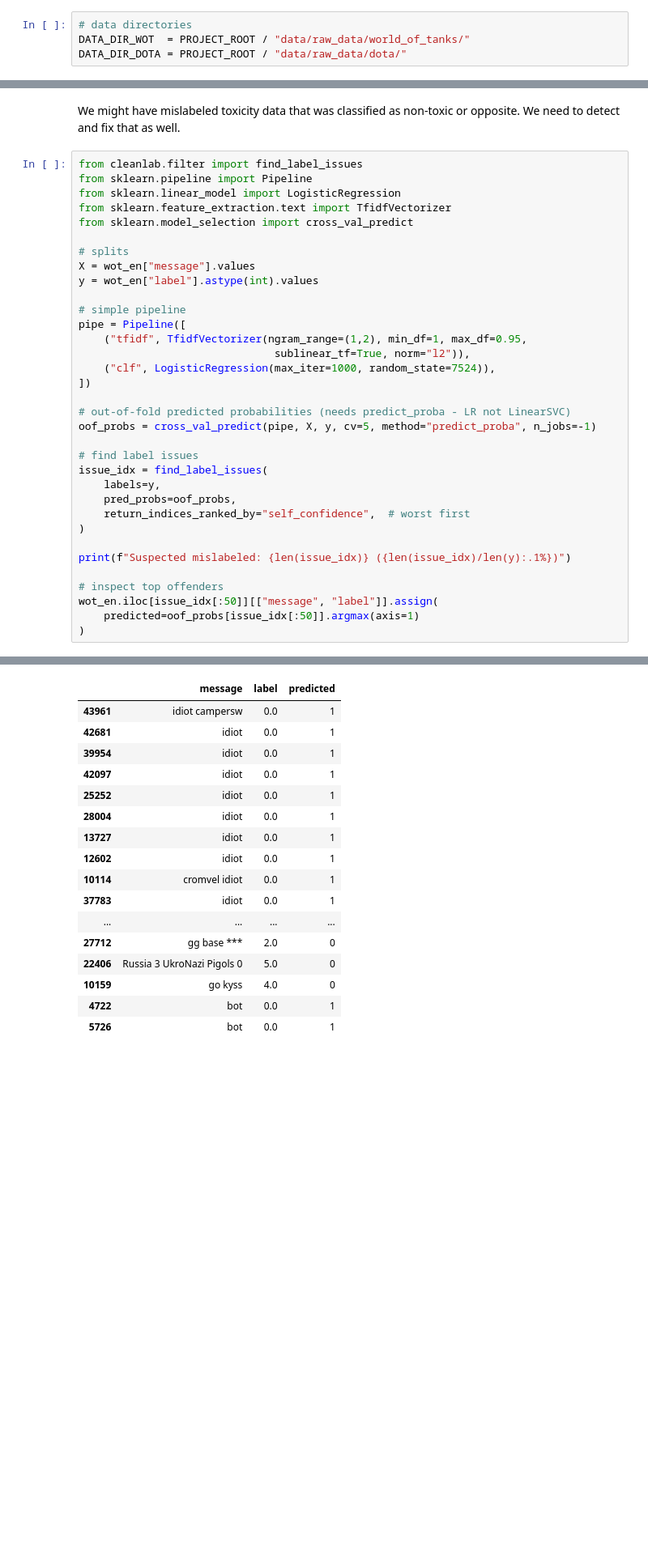
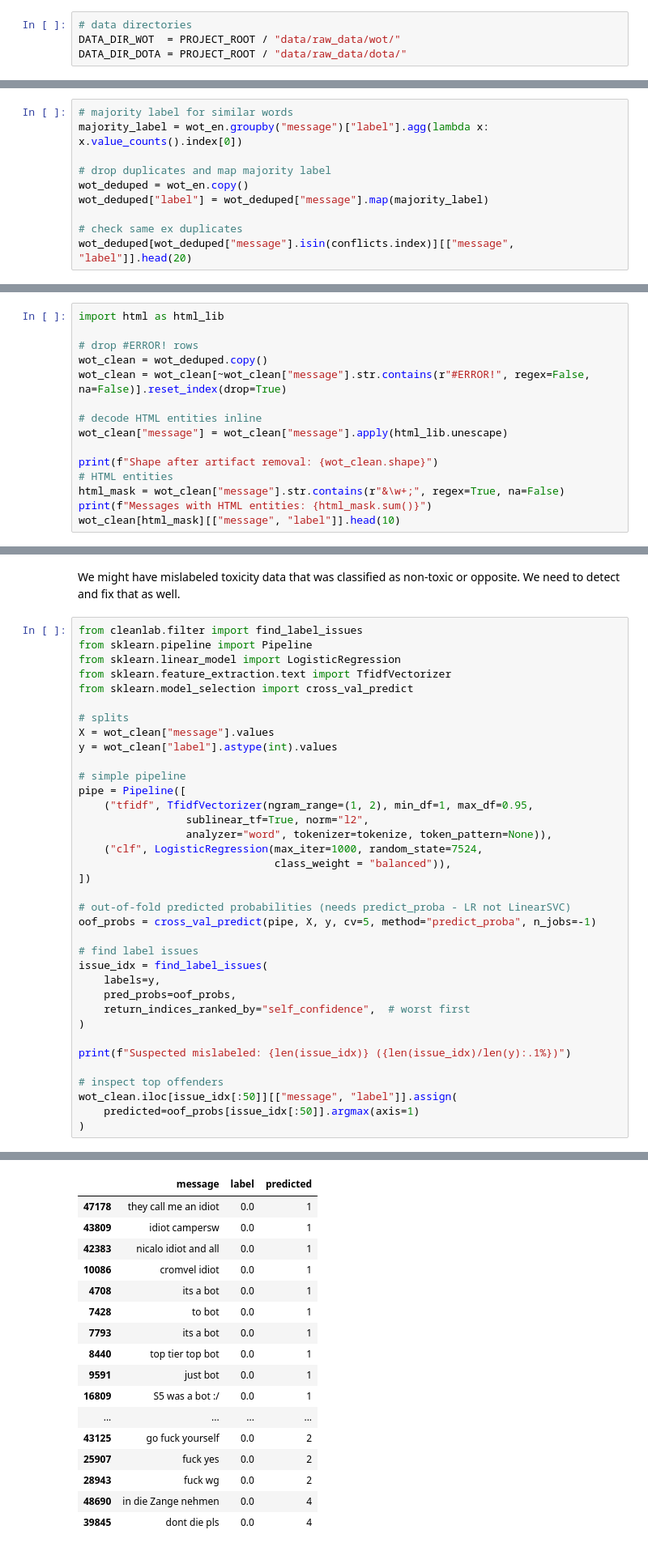
Before and after one commit to paolacalle/gaming-toxicity-detection, a Jupyter notebook: notebooks/gaming/initial_cleaning_gaming.ipynb, the cells around one changed output, grey strips where cells are left out. Shown at 81% size. Cells and saved outputs as stored; diff of their text form; blank space fills up the shorter version.

Commit message:
feat: advanced cleaning pipeline — non-English drop, majority label fix, cleanlab relabeling, ablation tracker

```diff
--- a/notebooks/gaming/initial_cleaning_gaming.ipynb
+++ b/notebooks/gaming/initial_cleaning_gaming.ipynb
@@ -19,7 +25,7 @@ np.random.seed(seed)
 PROJECT_ROOT = Path().resolve().parent.parent
 # %%
 # data directories
-DATA_DIR_WOT  = PROJECT_ROOT / "data/raw_data/world_of_tanks/"
+DATA_DIR_WOT  = PROJECT_ROOT / "data/raw_data/wot/"
 DATA_DIR_DOTA = PROJECT_ROOT / "data/raw_data/dota/"
 # %% [markdown]
 ## World of Tanks
@@ -211,0 +346,10 @@ Length after the drop:49557
+# %%
+# majority label for similar words
+majority_label = wot_en.groupby("message")["label"].agg(lambda x: x.value_counts().index[0])
+
+# drop duplicates and map majority label
+wot_deduped = wot_en.copy()
+wot_deduped["label"] = wot_deduped["message"].map(majority_label)
+
+# check same ex duplicates
+wot_deduped[wot_deduped["message"].isin(conflicts.index)][["message", "label"]].head(20)
@@ -211,0 +415,15 @@ Length after the drop:49557
+# %%
+import html as html_lib
+
+# drop #ERROR! rows
+wot_clean = wot_deduped.copy()
+wot_clean = wot_clean[~wot_clean["message"].str.contains(r"#ERROR!", regex=False, na=False)].reset_index(drop=True)
+
+# decode HTML entities inline
+wot_clean["message"] = wot_clean["message"].apply(html_lib.unescape)
+
+print(f"Shape after artifact removal: {wot_clean.shape}")
+# HTML entities
+html_mask = wot_clean["message"].str.contains(r"&\w+;", regex=True, na=False)
+print(f"Messages with HTML entities: {html_mask.sum()}")
+wot_clean[html_mask][["message", "label"]].head(10)
@@ -231,14 +489,16 @@ from sklearn.feature_extraction.text import TfidfVectorizer
 from sklearn.model_selection import cross_val_predict
 
 # splits
-X = wot_en["message"].values
-y = wot_en["label"].astype(int).values
+X = wot_clean["message"].values
+y = wot_clean["label"].astype(int).values
 
 # simple pipeline
 pipe = Pipeline([
-    ("tfidf", TfidfVectorizer(ngram_range=(1,2), min_df=1, max_df=0.95,
-                               sublinear_tf=True, norm="l2")),
-    ("clf", LogisticRegression(max_iter=1000, random_state=7524)),
+    ("tfidf", TfidfVectorizer(ngram_range=(1, 2), min_df=1, max_df=0.95,
+                 sublinear_tf=True, norm="l2",
+                 analyzer="word", tokenizer=tokenize, token_pattern=None)),
+    ("clf", LogisticRegression(max_iter=1000, random_state=7524,
+                               class_weight = "balanced")),
 ])
 
 # out-of-fold predicted probabilities (needs predict_proba - LR not LinearSVC)
@@ -254,7 +514,7 @@ issue_idx = find_label_issues(
 print(f"Suspected mislabeled: {len(issue_idx)} ({len(issue_idx)/len(y):.1%})")
 
 # inspect top offenders
-wot_en.iloc[issue_idx[:50]][["message", "label"]].assign(
+wot_clean.iloc[issue_idx[:50]][["message", "label"]].assign(
     predicted=oof_probs[issue_idx[:50]].argmax(axis=1)
 )
 # %% [output]
@@ -262,17 +522,17 @@ Suspected mislabeled: 2520 (5.1%)
 |  | message | label | predicted |
-| 43961 | idiot campersw | 0.0 | 1 |
-| 42681 | idiot | 0.0 | 1 |
-| 39954 | idiot | 0.0 | 1 |
-| 42097 | idiot | 0.0 | 1 |
-| 25252 | idiot | 0.0 | 1 |
-| 28004 | idiot | 0.0 | 1 |
-| 13727 | idiot | 0.0 | 1 |
-| 12602 | idiot | 0.0 | 1 |
-| 10114 | cromvel idiot | 0.0 | 1 |
-| 37783 | idiot | 0.0 | 1 |
+| 47178 | they call me an idiot | 0.0 | 1 |
+| 43809 | idiot campersw | 0.0 | 1 |
+| 42383 | nicalo idiot and all | 0.0 | 1 |
+| 10086 | cromvel idiot | 0.0 | 1 |
+| 4708 | its a bot | 0.0 | 1 |
+| 7428 | to bot | 0.0 | 1 |
+| 7793 | its a bot | 0.0 | 1 |
+| 8440 | top tier top bot | 0.0 | 1 |
+| 9591 | just bot | 0.0 | 1 |
+| 16809 | S5 was a bot :/ | 0.0 | 1 |
 | ... | ... | ... | ... |
-| 27712 | gg base *** | 2.0 | 0 |
-| 22406 | Russia 3 UkroNazi Pigols 0 | 5.0 | 0 |
-| 10159 | go kyss | 4.0 | 0 |
-| 4722 | bot | 0.0 | 1 |
-| 5726 | bot | 0.0 | 1 |
+| 43125 | go fuck yourself | 0.0 | 2 |
+| 25907 | fuck yes | 0.0 | 2 |
+| 28943 | fuck wg | 0.0 | 2 |
+| 48690 | in die Zange nehmen | 0.0 | 4 |
+| 39845 | dont die pls | 0.0 | 4 |
```
Also changed, not shown: parts of 82 cells of this notebook, 2 other files.
